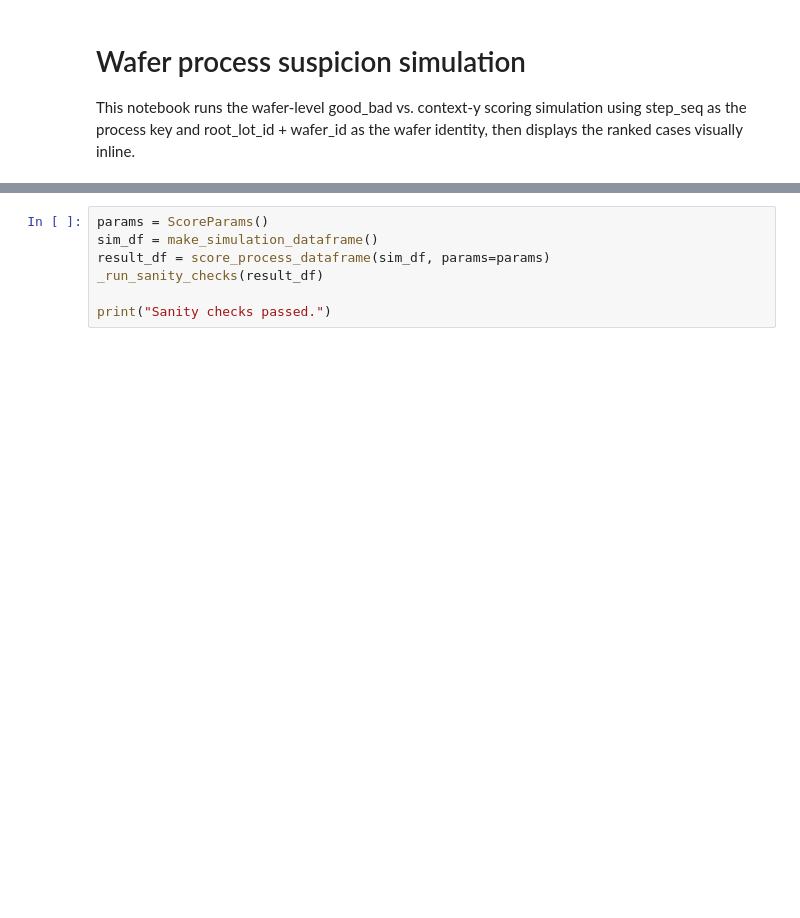
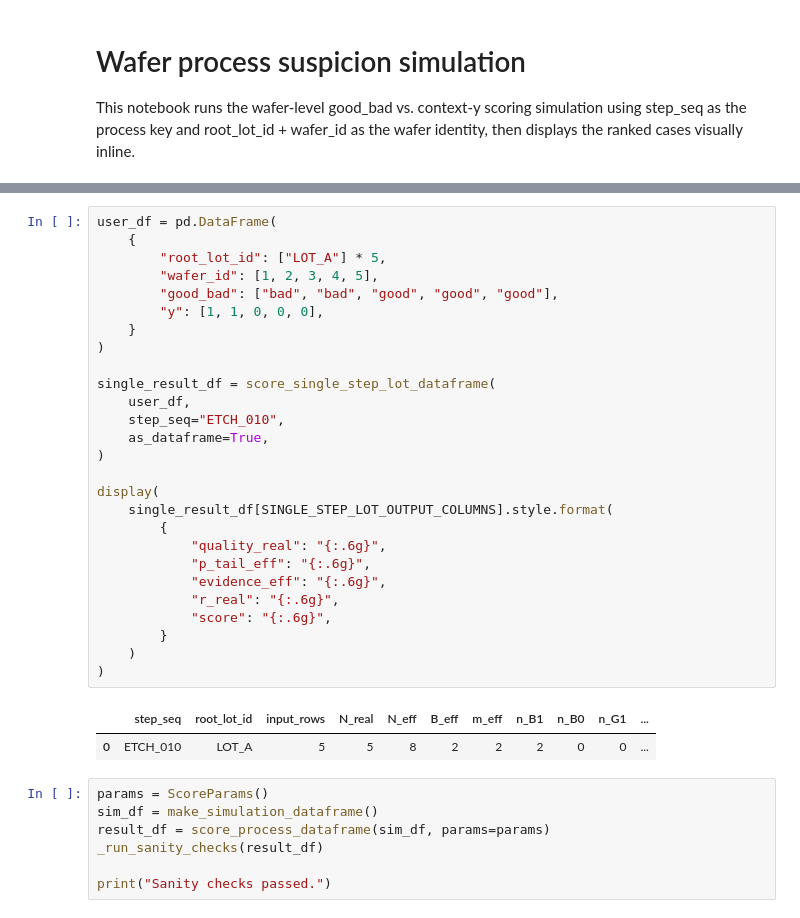
Before and after one commit to sgp105/scratch_finder, a Jupyter notebook: wafer_process_suspicion_sim.ipynb, the cells around one changed output, grey strips where cells are left out. Cells and saved outputs as stored; diff of their text form; blank space fills up the shorter version.

Commit message:
Add single lot scoring helper and report details

```diff
--- a/wafer_process_suspicion_sim.ipynb
+++ b/wafer_process_suspicion_sim.ipynb
@@ -20,3 +26,33 @@ from wafer_process_suspicion_sim import (
+# %%
+user_df = pd.DataFrame(
+    {
+        "root_lot_id": ["LOT_A"] * 5,
+        "wafer_id": [1, 2, 3, 4, 5],
+        "good_bad": ["bad", "bad", "good", "good", "good"],
+        "y": [1, 1, 0, 0, 0],
+    }
+)
+
+single_result_df = score_single_step_lot_dataframe(
+    user_df,
+    step_seq="ETCH_010",
+    as_dataframe=True,
+)
+
+display(
+    single_result_df[SINGLE_STEP_LOT_OUTPUT_COLUMNS].style.format(
+        {
+            "quality_real": "{:.6g}",
+            "p_tail_eff": "{:.6g}",
+            "evidence_eff": "{:.6g}",
+            "r_real": "{:.6g}",
+            "score": "{:.6g}",
+        }
+    )
+)
+# %% [output]
+|  | step_seq | root_lot_id | input_rows | N_real | N_eff | B_eff | m_eff | n_B1 | n_B0 | n_G1 | ... |
+| 0 | ETCH_010 | LOT_A | 5 | 5 | 8 | 2 | 2 | 2 | 0 | 0 | ... |
 # %%
 params = ScoreParams()
 sim_df = make_simulation_dataframe()
```
Also changed, not shown: parts of 2 cells of this notebook, 2 other files.
